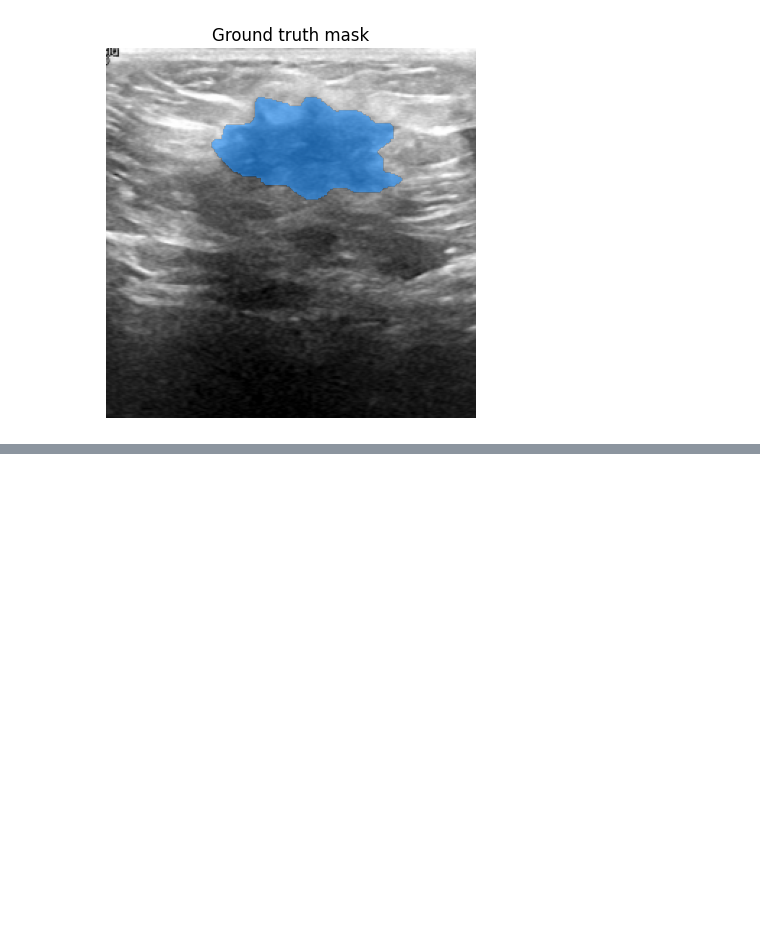
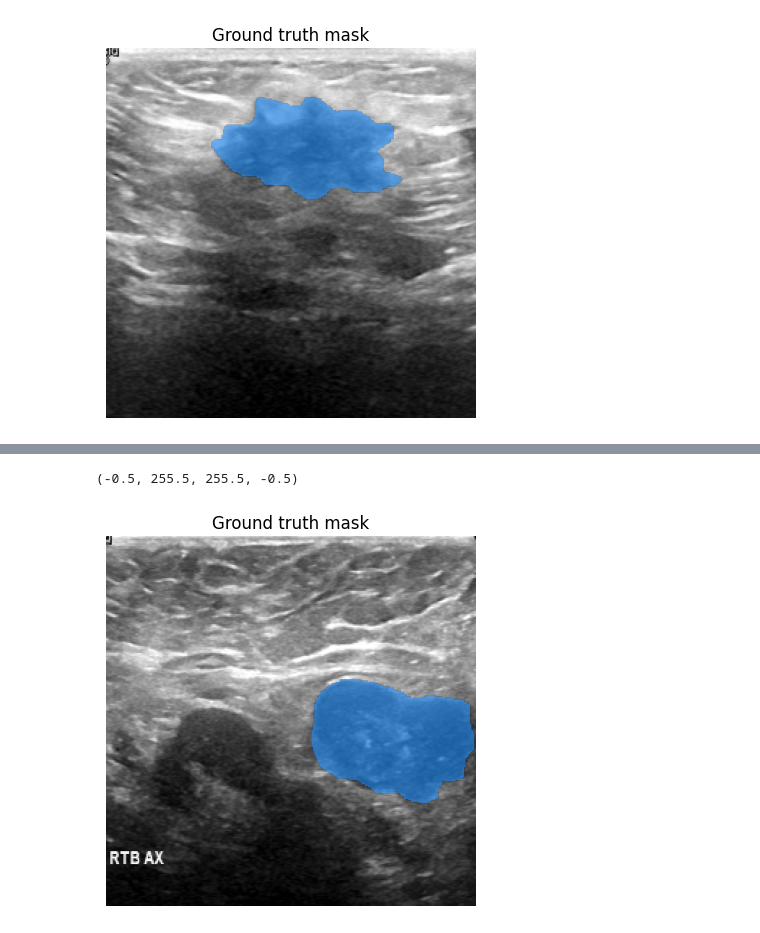
Before and after one commit to bpiyush/transparent-liquid-segmentation, a Jupyter notebook: finetuning_sam/medsam_tutorial.ipynb, the cells around one changed output, grey strips where cells are left out. Drawn from its saved outputs; the diff is of its cells as text; code cells hidden in the pictures; blank space fills up the shorter version.

```diff
--- a/finetuning_sam/medsam_tutorial.ipynb
+++ b/finetuning_sam/medsam_tutorial.ipynb
@@ -117,0 +284,10 @@ ImportError: cannot import name 'SamProcessor' from 'transformers' (/home/pbagad
+# %%
+fig, axes = plt.subplots()
+
+axes.imshow(np.array(image))
+show_mask(ground_truth_mask, axes)
+axes.title.set_text(f"Ground truth mask")
+axes.axis("off")
+# %% [output]
+(-0.5, 255.5, 255.5, -0.5)
+[figure, added]
```
Also changed, not shown: parts of 18 cells of this notebook, 2 other files.
